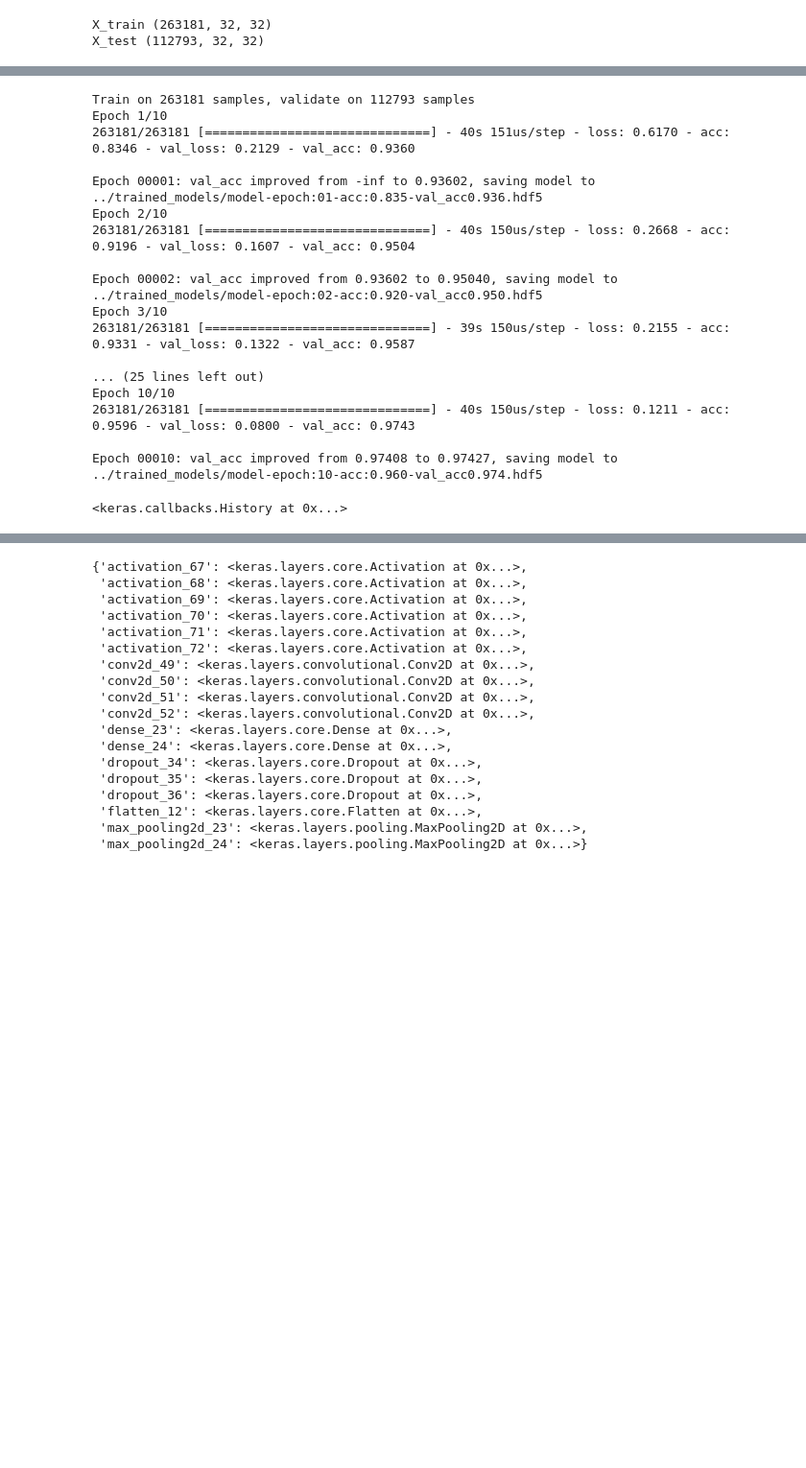
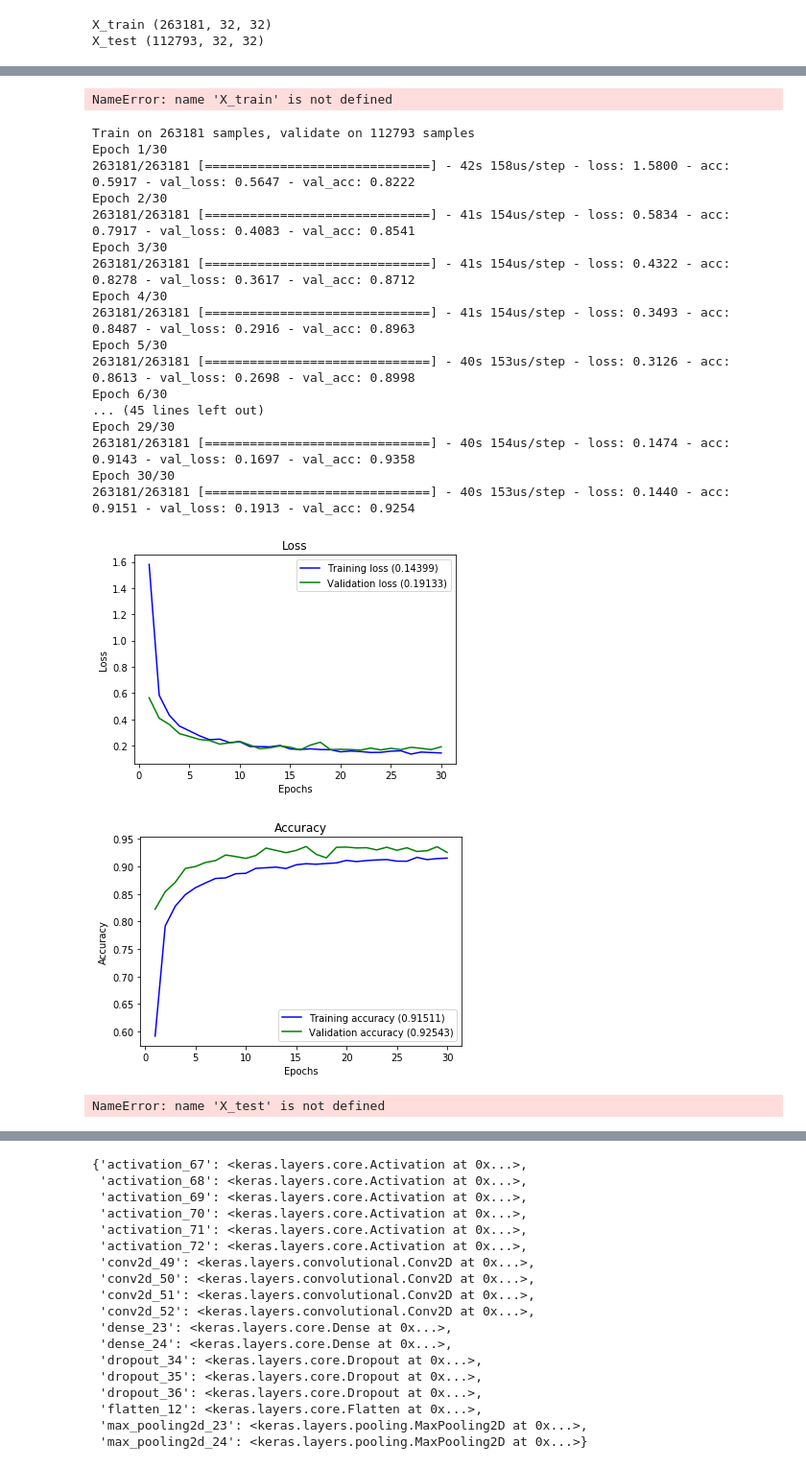
Before and after one commit to justachetan/img2latex, a Jupyter notebook: character_classification/notebooks/character_classification.ipynb, the cells around one changed output, grey strips where cells are left out. Shown at 96% size. Cells and saved outputs as stored; diff of their text form; code cells hidden in the pictures; blank space fills up the shorter version.

```diff
--- a/character_classification/notebooks/character_classification.ipynb
+++ b/character_classification/notebooks/character_classification.ipynb
@@ -158,8 +235,13 @@ Trainable params: 927,283
 Non-trainable params: 0
 _________________________________________________________________
 # %%
-X_train = format_train_for_keras_fit(X_train)
-X_test = format_train_for_keras_fit(X_test)
+# X_train = format_train_for_keras_fit(X_train)
+# X_test = format_train_for_keras_fit(X_test)
+# %%
+X_train = X_train.reshape(len(X_train),32,32,1)
+X_test = X_test.reshape(len(X_test),32,32,1)
+# %% [output]
+NameError: name 'X_train' is not defined
 # %%
 checkpoints = ModelCheckpoint('../trained_models/model-epoch:{epoch:02d}-acc:{acc:.3f}-val_acc{val_acc:.3f}.hdf5',
                               monitor='val_acc',
@@ -168,31 +250,33 @@ checkpoints = ModelCheckpoint('../trained_models/model-epoch:{epoch:02d}-acc:{ac
                               save_weights_only=True,
                               mode='max',
                               period=1)
+# %%
+tbCallBack = TensorBoard(log_dir='./Graph', write_graph=True, write_images=True)
 # %%
-model.fit(
-    X_train,
-    y_train,
-    epochs=10,
-    batch_size=128,
-    validation_data=(X_test,y_test),
-    callbacks= [checkpoints]
-)
+history = model.fit(
+                X_train,
+                y_train,
+                epochs=30,
+                batch_size=128,
+                validation_data=(X_test,y_test),
+                callbacks= [checkpoints,tbCallBack],
+                class_weight=class_weights
+            )
 # %% [output]
 Train on 263181 samples, validate on 112793 samples
-Epoch 1/10
-263181/263181 [==============================] - 40s 151us/step - loss: 0.6170 - acc: 0.8346 - val_loss: 0.2129 - val_acc: 0.9360
-
-Epoch 00001: val_acc improved from -inf to 0.93602, saving model to ../trained_models/model-epoch:01-acc:0.835-val_acc0.936.hdf5
-Epoch 2/10
-263181/263181 [==============================] - 40s 150us/step - loss: 0.2668 - acc: 0.9196 - val_loss: 0.1607 - val_acc: 0.9504
-
-Epoch 00002: val_acc improved from 0.93602 to 0.95040, saving model to ../trained_models/model-epoch:02-acc:0.920-val_acc0.950.hdf5
-Epoch 3/10
-263181/263181 [==============================] - 39s 150us/step - loss: 0.2155 - acc: 0.9331 - val_loss: 0.1322 - val_acc: 0.9587
-
-... (25 lines left out)
-Epoch 10/10
-263181/263181 [==============================] - 40s 150us/step - loss: 0.1211 - acc: 0.9596 - val_loss: 0.0800 - val_acc: 0.9743
-
-Epoch 00010: val_acc improved from 0.97408 to 0.97427, saving model to ../trained_models/model-epoch:10-acc:0.960-val_acc0.974.hdf5
+Epoch 1/30
+263181/263181 [==============================] - 42s 158us/step - loss: 1.5800 - acc: 0.5917 - val_loss: 0.5647 - val_acc: 0.8222
+Epoch 2/30
+263181/263181 [==============================] - 41s 154us/step - loss: 0.5834 - acc: 0.7917 - val_loss: 0.4083 - val_acc: 0.8541
+Epoch 3/30
+263181/263181 [==============================] - 41s 154us/step - loss: 0.4322 - acc: 0.8278 - val_loss: 0.3617 - val_acc: 0.8712
+Epoch 4/30
+263181/263181 [==============================] - 41s 154us/step - loss: 0.3493 - acc: 0.8487 - val_loss: 0.2916 - val_acc: 0.8963
+Epoch 5/30
+263181/263181 [==============================] - 40s 153us/step - loss: 0.3126 - acc: 0.8613 - val_loss: 0.2698 - val_acc: 0.8998
+Epoch 6/30
+... (45 lines left out)
+Epoch 29/30
+263181/263181 [==============================] - 40s 154us/step - loss: 0.1474 - acc: 0.9143 - val_loss: 0.1697 - val_acc: 0.9358
+Epoch 30/30
+263181/263181 [==============================] - 40s 153us/step - loss: 0.1440 - acc: 0.9151 - val_loss: 0.1913 - val_acc: 0.9254
-<keras.callbacks.History at 0x...>
@@ -200,0 +283,5 @@ Epoch 00010: val_acc improved from 0.97408 to 0.97427, saving model to ../traine
+# %%
+plot_history(history)
+# %% [output]
+[figure, added]
+[figure, added]
@@ -200,0 +290,4 @@ Epoch 00010: val_acc improved from 0.97408 to 0.97427, saving model to ../traine
+# %%
+y_pred = model.predict_classes(X_test, batch_size=128, verbose=2)
+# %% [output]
+NameError: name 'X_test' is not defined
```
Also changed, not shown: parts of 40 cells of this notebook, 10 other files.
